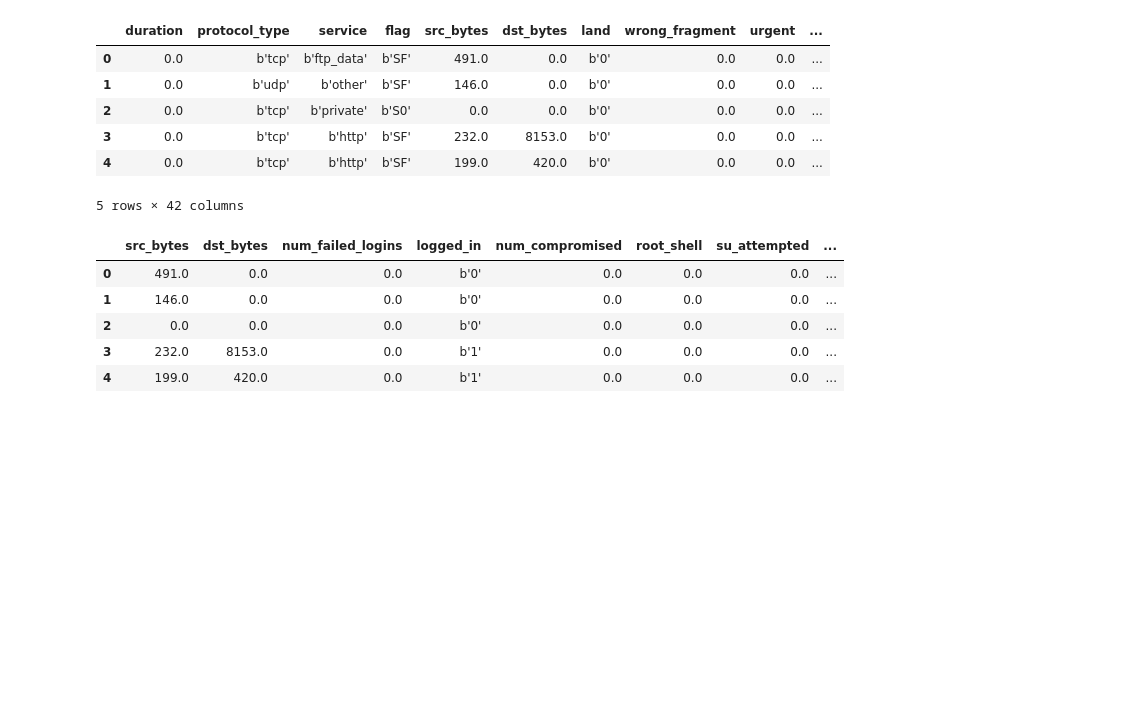
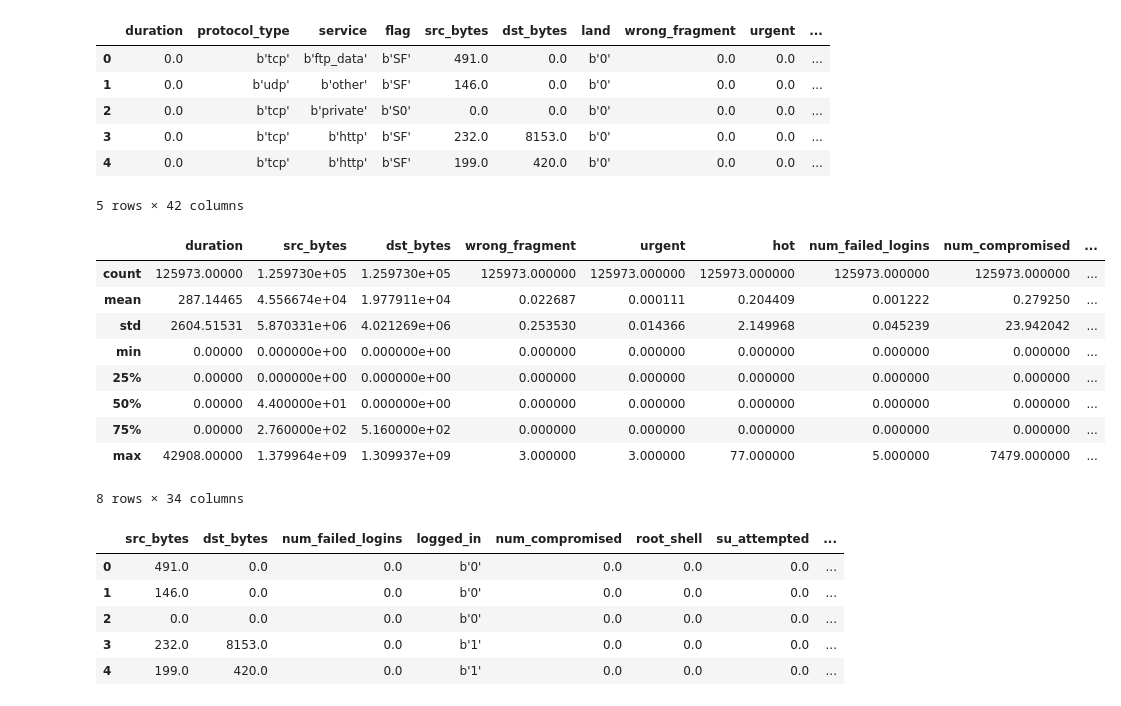
Before and after one commit to BaiKongQue/CSCI-191T_Security_Group, a Jupyter notebook: Security Group Project.ipynb, the cells around one changed output. Drawn from its saved outputs; the diff is of its cells as text; code cells hidden in the pictures; blank space fills up the shorter version.

```diff
--- a/Security Group Project.ipynb
+++ b/Security Group Project.ipynb
@@ -55,6 +56,19 @@ kddDF.head()
 | 3 | 0.0 | b'tcp' | b'http' | b'SF' | 232.0 | 8153.0 | b'0' | 0.0 | 0.0 | ... |
 | 4 | 0.0 | b'tcp' | b'http' | b'SF' | 199.0 | 420.0 | b'0' | 0.0 | 0.0 | ... |
 5 rows × 42 columns
+# %%
+kddDF.describe()
+# %% [output]
+|  | duration | src_bytes | dst_bytes | wrong_fragment | urgent | hot | num_failed_logins | num_compromised | ... |
+| count | 125973.00000 | 1.259730e+05 | 1.259730e+05 | 125973.000000 | 125973.000000 | 125973.000000 | 125973.000000 | 125973.000000 | ... |
+| mean | 287.14465 | 4.556674e+04 | 1.977911e+04 | 0.022687 | 0.000111 | 0.204409 | 0.001222 | 0.279250 | ... |
+| std | 2604.51531 | 5.870331e+06 | 4.021269e+06 | 0.253530 | 0.014366 | 2.149968 | 0.045239 | 23.942042 | ... |
+| min | 0.00000 | 0.000000e+00 | 0.000000e+00 | 0.000000 | 0.000000 | 0.000000 | 0.000000 | 0.000000 | ... |
+| 25% | 0.00000 | 0.000000e+00 | 0.000000e+00 | 0.000000 | 0.000000 | 0.000000 | 0.000000 | 0.000000 | ... |
+| 50% | 0.00000 | 4.400000e+01 | 0.000000e+00 | 0.000000 | 0.000000 | 0.000000 | 0.000000 | 0.000000 | ... |
+| 75% | 0.00000 | 2.760000e+02 | 5.160000e+02 | 0.000000 | 0.000000 | 0.000000 | 0.000000 | 0.000000 | ... |
+| max | 42908.00000 | 1.379964e+09 | 1.309937e+09 | 3.000000 | 3.000000 | 77.000000 | 5.000000 | 7479.000000 | ... |
+8 rows × 34 columns
 # %%
 kddData = kddDF[['src_bytes', 'dst_bytes', 'num_failed_logins', 'logged_in', 'num_compromised',
             'root_shell', 'su_attempted', 'num_root', 'num_file_creations', 'num_shells',
```
Also changed, not shown: parts of 4 cells of this notebook.
